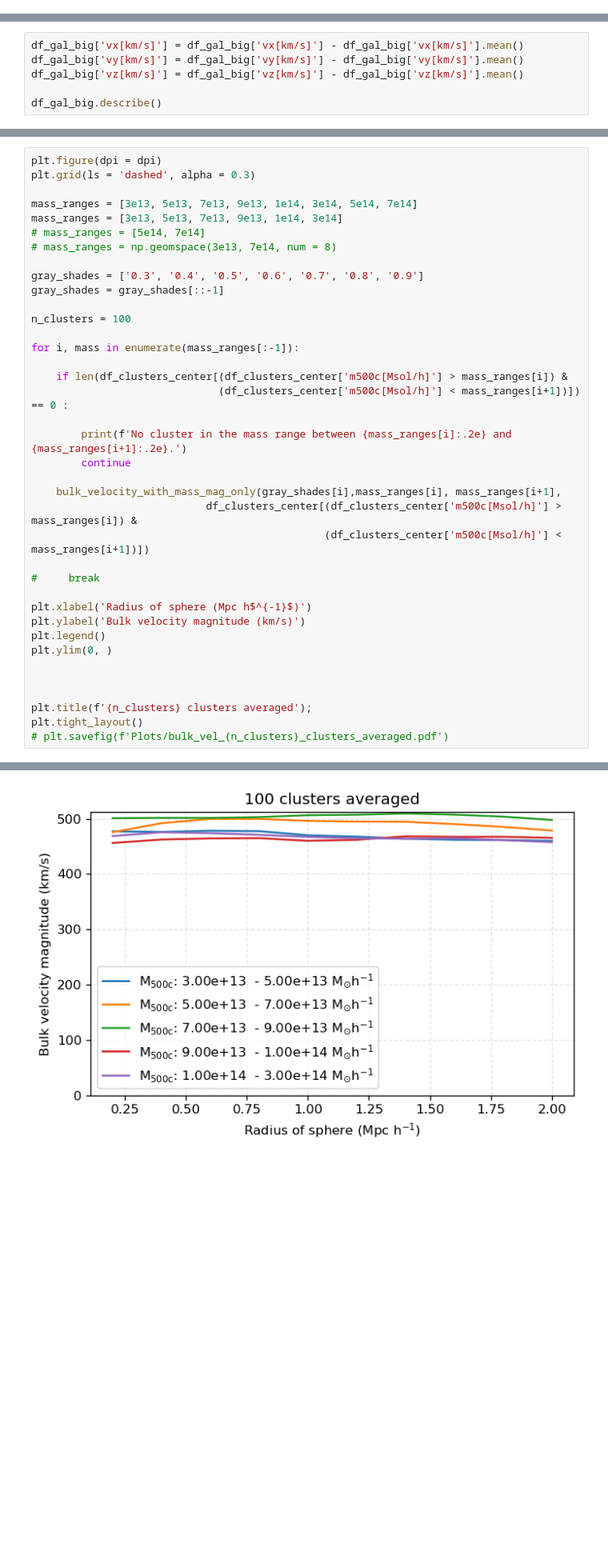
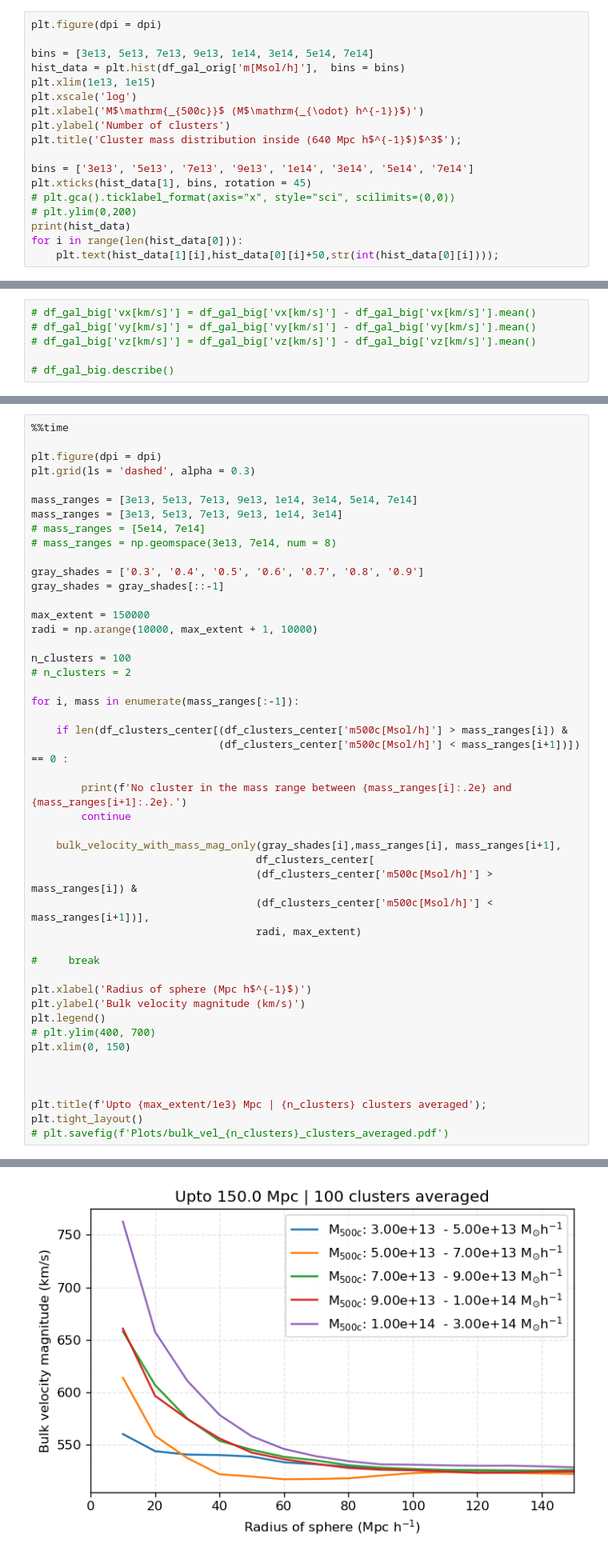
Before and after one commit to awaismirza92/velocity-reconstruction-and-kinetic-SZ, a Jupyter notebook: codes/Dipole_Bias/Dipole_Bias_big_box.ipynb, the cells around one changed output, grey strips where cells are left out. Shown: that part at 80% size. Saved outputs shown, nothing was run; the diff lists cells and outputs as text; blank space fills up the shorter version.

```diff
--- a/codes/Dipole_Bias/Dipole_Bias_big_box.ipynb
+++ b/codes/Dipole_Bias/Dipole_Bias_big_box.ipynb
@@ -139,3 +160,21 @@ df_gal_orig.describe()
 | 50% | 332449.620000 | 329260.160000 | 319925.780000 | 2.784900e+11 | 5.810010e+11 | -2.822351 | 2.646382 | -3.028148 |
 | 75% | 483949.000000 | 475466.120000 | 478698.410000 | 4.192930e+11 | 1.244070e+12 | 216.770710 | 214.257250 | 200.506210 |
 | max | 639996.190000 | 639980.940000 | 639993.120000 | 1.077460e+13 | 1.420090e+14 | 2423.330800 | 3048.129900 | 2638.449000 |
+# %%
+plt.figure(dpi = dpi)
+
+bins = [3e13, 5e13, 7e13, 9e13, 1e14, 3e14, 5e14, 7e14]
+hist_data = plt.hist(df_gal_orig['m[Msol/h]'],  bins = bins)
+plt.xlim(1e13, 1e15)
+plt.xscale('log')
+plt.xlabel('M$\mathrm{_{500c}}$ (M$\mathrm{_{\odot} h^{-1}}$)')
+plt.ylabel('Number of clusters')
+plt.title('Cluster mass distribution inside (640 Mpc h$^{-1}$)$^3$');
+
+bins = ['3e13', '5e13', '7e13', '9e13', '1e14', '3e14', '5e14', '7e14']
+plt.xticks(hist_data[1], bins, rotation = 45)
+# plt.gca().ticklabel_format(axis="x", style="sci", scilimits=(0,0))
+# plt.ylim(0,200)
+print(hist_data)
+for i in range(len(hist_data[0])):
+    plt.text(hist_data[1][i],hist_data[0][i]+50,str(int(hist_data[0][i])));
@@ -166,8 +209,8 @@ df_gal_big.describe()
 | 75% | 1.443867e+06 | 1.446201e+06 | 1.442515e+06 | 4.192930e+11 | 1.244070e+12 | 2.167707e+02 | 2.142572e+02 | 2.005062e+02 |
 | max | 1.919996e+06 | 1.919981e+06 | 1.919993e+06 | 1.077460e+13 | 1.420090e+14 | 2.423331e+03 | 3.048130e+03 | 2.638449e+03 |
 # %%
-df_gal_big['vx[km/s]'] = df_gal_big['vx[km/s]'] - df_gal_big['vx[km/s]'].mean()
-df_gal_big['vy[km/s]'] = df_gal_big['vy[km/s]'] - df_gal_big['vy[km/s]'].mean()
-df_gal_big['vz[km/s]'] = df_gal_big['vz[km/s]'] - df_gal_big['vz[km/s]'].mean()
+# df_gal_big['vx[km/s]'] = df_gal_big['vx[km/s]'] - df_gal_big['vx[km/s]'].mean()
+# df_gal_big['vy[km/s]'] = df_gal_big['vy[km/s]'] - df_gal_big['vy[km/s]'].mean()
+# df_gal_big['vz[km/s]'] = df_gal_big['vz[km/s]'] - df_gal_big['vz[km/s]'].mean()
 
-df_gal_big.describe()
+# df_gal_big.describe()
@@ -301,4 +419,6 @@ plt.title(f'Each plot obtained by averaging {n_clusters} clusters');
 # %%
+%%time
+
 plt.figure(dpi = dpi)
 plt.grid(ls = 'dashed', alpha = 0.3)
 
@@ -310,7 +430,11 @@ mass_ranges = [3e13, 5e13, 7e13, 9e13, 1e14, 3e14]
 gray_shades = ['0.3', '0.4', '0.5', '0.6', '0.7', '0.8', '0.9']
 gray_shades = gray_shades[::-1]
 
+max_extent = 150000
+radi = np.arange(10000, max_extent + 1, 10000)
+
 n_clusters = 100
+# n_clusters = 2
 
 for i, mass in enumerate(mass_ranges[:-1]):
 
@@ -321,19 +445,22 @@ for i, mass in enumerate(mass_ranges[:-1]):
         continue
 
     bulk_velocity_with_mass_mag_only(gray_shades[i],mass_ranges[i], mass_ranges[i+1],
-                            df_clusters_center[(df_clusters_center['m500c[Msol/h]'] > mass_ranges[i]) &
-                                               (df_clusters_center['m500c[Msol/h]'] < mass_ranges[i+1])])
+                                    df_clusters_center[
+                                    (df_clusters_center['m500c[Msol/h]'] > mass_ranges[i]) &
+                                    (df_clusters_center['m500c[Msol/h]'] < mass_ranges[i+1])],
+                                    radi, max_extent)
 
 #     break
 
 plt.xlabel('Radius of sphere (Mpc h$^{-1}$)')
 plt.ylabel('Bulk velocity magnitude (km/s)')
 plt.legend()
-plt.ylim(0, )
+# plt.ylim(400, 700)
+plt.xlim(0, 150)
 
 
 
-plt.title(f'{n_clusters} clusters averaged');
+plt.title(f'Upto {max_extent/1e3} Mpc | {n_clusters} clusters averaged');
 plt.tight_layout()
 # plt.savefig(f'Plots/bulk_vel_{n_clusters}_clusters_averaged.pdf')
 # %% [output]
@@ -340 +469 @@ plt.tight_layout()
-[figure, old version]
+[figure, new version]
```
Also changed, not shown: parts of 13 cells of this notebook.
